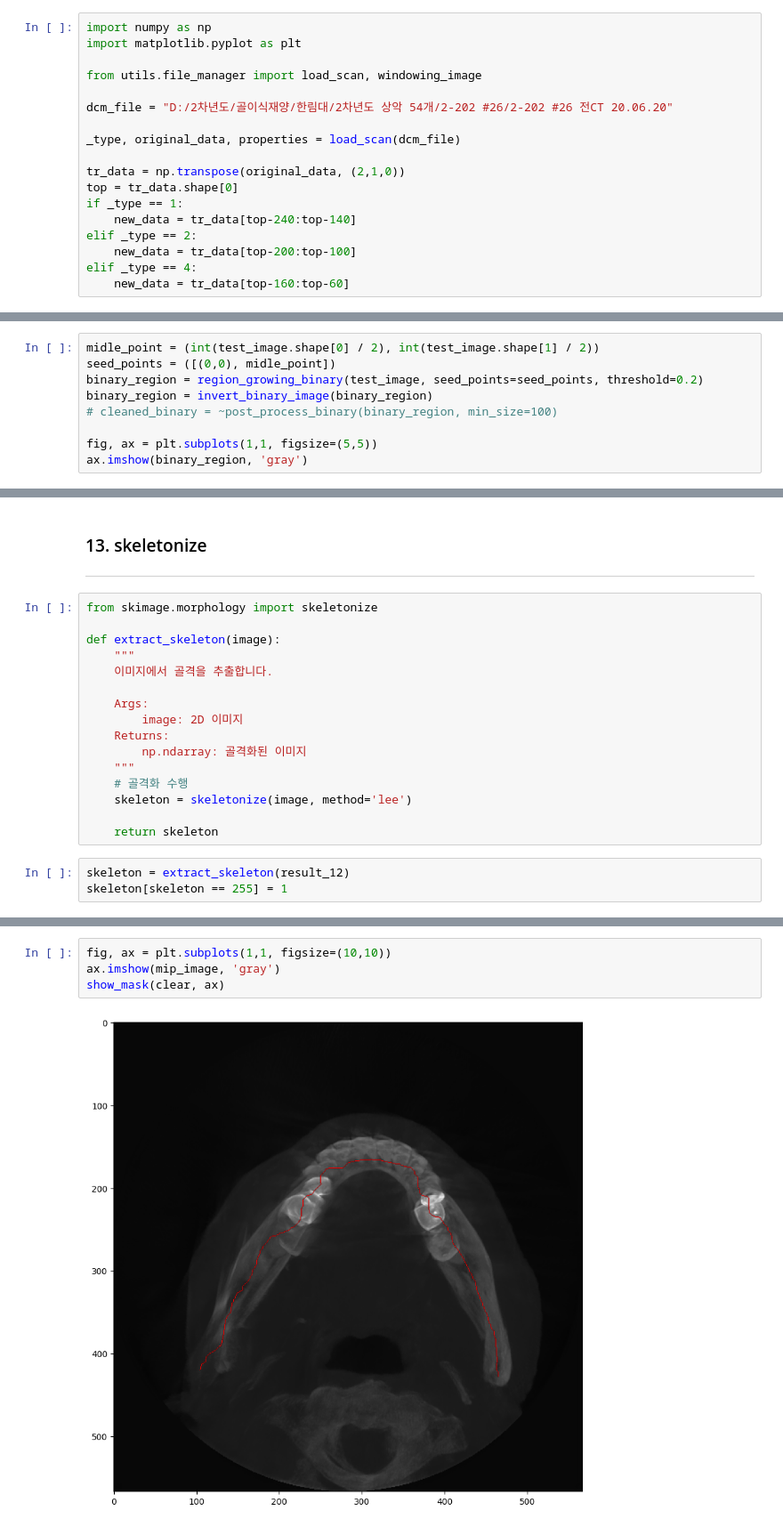
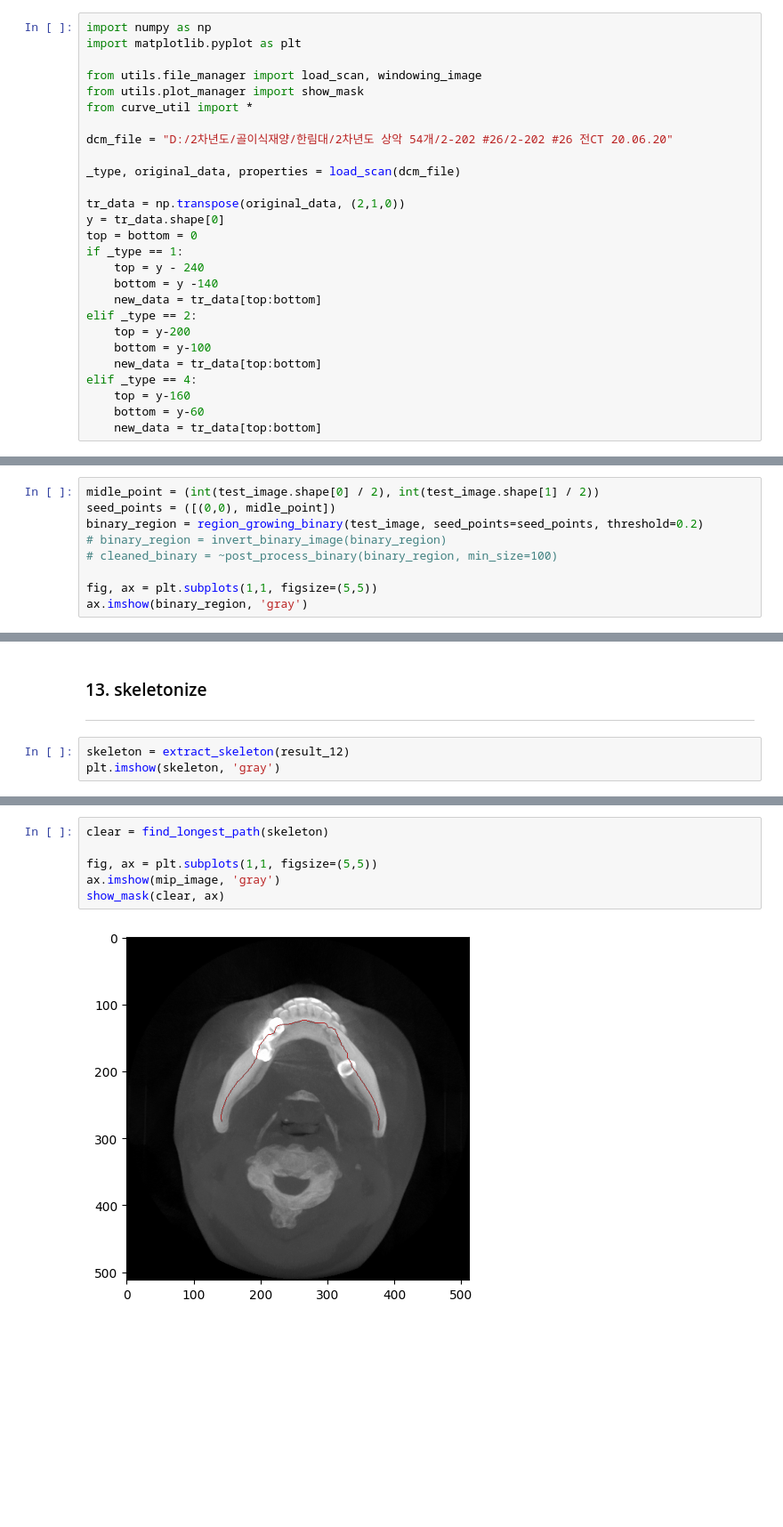
Before and after one commit to JinwooGong/ArchCurve, a Jupyter notebook: mip_test.ipynb, the cells around one changed output, grey strips where cells are left out. Shown at 89% size. Cells and saved outputs as stored; diff of their text form; blank space fills up the shorter version.

```diff
--- a/mip_test.ipynb
+++ b/mip_test.ipynb
@@ -3,19 +3,28 @@ import numpy as np
 import matplotlib.pyplot as plt
 
 from utils.file_manager import load_scan, windowing_image
+from utils.plot_manager import show_mask
+from curve_util import *
 
 dcm_file = "D:/2차년도/골이식재양/한림대/2차년도 상악 54개/2-202 #26/2-202 #26 전CT 20.06.20"
 
 _type, original_data, properties = load_scan(dcm_file)
 
 tr_data = np.transpose(original_data, (2,1,0))
-top = tr_data.shape[0]
+y = tr_data.shape[0]
+top = bottom = 0
 if _type == 1:
-    new_data = tr_data[top-240:top-140]
+    top = y - 240
+    bottom = y -140
+    new_data = tr_data[top:bottom]
 elif _type == 2:
-    new_data = tr_data[top-200:top-100]
+    top = y-200
+    bottom = y-100
+    new_data = tr_data[top:bottom]
 elif _type == 4:
-    new_data = tr_data[top-160:top-60]
+    top = y-160
+    bottom = y-60
+    new_data = tr_data[top:bottom]
 # %% [output]
 4 Tiles Stitching Data...
 # %% [markdown]
@@ -286,7 +135,7 @@ def invert_binary_image(image):
 midle_point = (int(test_image.shape[0] / 2), int(test_image.shape[1] / 2))
 seed_points = ([(0,0), midle_point])
 binary_region = region_growing_binary(test_image, seed_points=seed_points, threshold=0.2)
-binary_region = invert_binary_image(binary_region)
+# binary_region = invert_binary_image(binary_region)
 # cleaned_binary = ~post_process_binary(binary_region, min_size=100)
 
 fig, ax = plt.subplots(1,1, figsize=(5,5))
@@ -523,22 +179,6 @@ ax[1].imshow(result_10, 'gray')
 # %% [markdown]
 ### 13. skeletonize
 ---
-# %%
-from skimage.morphology import skeletonize
-
-def extract_skeleton(image):
-    """
-    이미지에서 골격을 추출합니다.
-
-    Args:
-        image: 2D 이미지
-    Returns:
-        np.ndarray: 골격화된 이미지
-    """
-    # 골격화 수행
-    skeleton = skeletonize(image, method='lee')
-
-    return skeleton
 # %%
 skeleton = extract_skeleton(result_12)
-skeleton[skeleton == 255] = 1
+plt.imshow(skeleton, 'gray')
@@ -631,6 +188,8 @@ clear = find_longest_path(skeleton)
 # %%
-fig, ax = plt.subplots(1,1, figsize=(10,10))
+clear = find_longest_path(skeleton)
+
+fig, ax = plt.subplots(1,1, figsize=(5,5))
 ax.imshow(mip_image, 'gray')
 show_mask(clear, ax)
 # %% [output]
-[figure, old version]
+[figure, new version]
```
Also changed, not shown: parts of 27 cells of this notebook, 2 other files.
